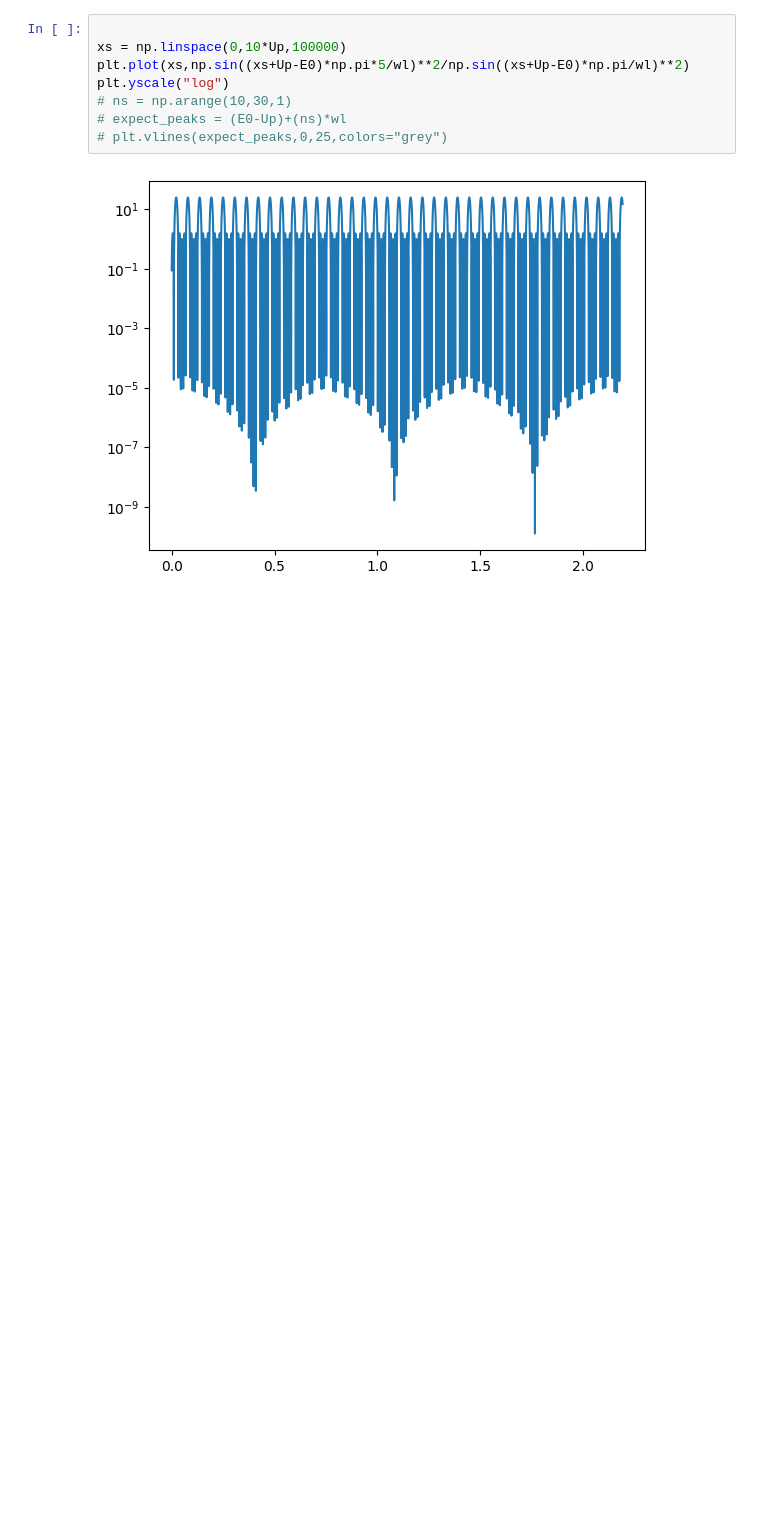
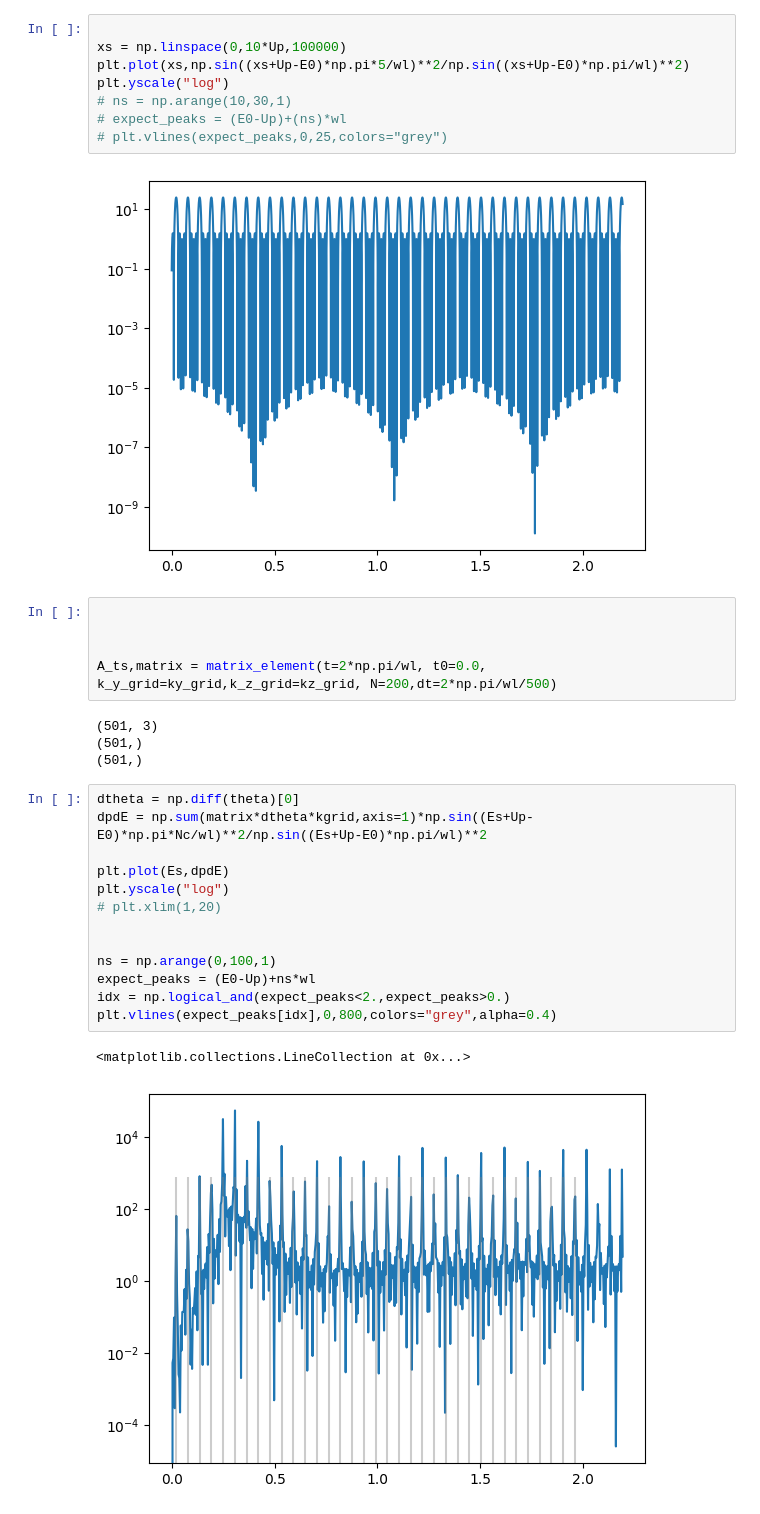
Before and after one commit to nrneubert/UFS, a Jupyter notebook: main_vectorized - Angular integration test.ipynb, the cells around one changed output. Cells and saved outputs as stored; diff of their text form; blank space fills up the shorter version.

```diff
--- a/main_vectorized - Angular integration test.ipynb
+++ b/main_vectorized - Angular integration test.ipynb
@@ -209,3 +213,28 @@ plt.yscale("log")
 # plt.vlines(expect_peaks,0,25,colors="grey")
 # %% [output]
 [figure]
+# %%
+
+
+
+A_ts,matrix = matrix_element(t=2*np.pi/wl, t0=0.0, k_y_grid=ky_grid,k_z_grid=kz_grid, N=200,dt=2*np.pi/wl/500)
+# %% [output]
+(501, 3)
+(501,)
+(501,)
+# %%
+dtheta = np.diff(theta)[0]
+dpdE = np.sum(matrix*dtheta*kgrid,axis=1)*np.sin((Es+Up-E0)*np.pi*Nc/wl)**2/np.sin((Es+Up-E0)*np.pi/wl)**2
+
+plt.plot(Es,dpdE)
+plt.yscale("log")
+# plt.xlim(1,20)
+
+
+ns = np.arange(0,100,1)
+expect_peaks = (E0-Up)+ns*wl
+idx = np.logical_and(expect_peaks<2.,expect_peaks>0.)
+plt.vlines(expect_peaks[idx],0,800,colors="grey",alpha=0.4)
+# %% [output]
+<matplotlib.collections.LineCollection at 0x...>
+[figure, added]
```
Also changed, not shown: parts of 6 cells of this notebook.
